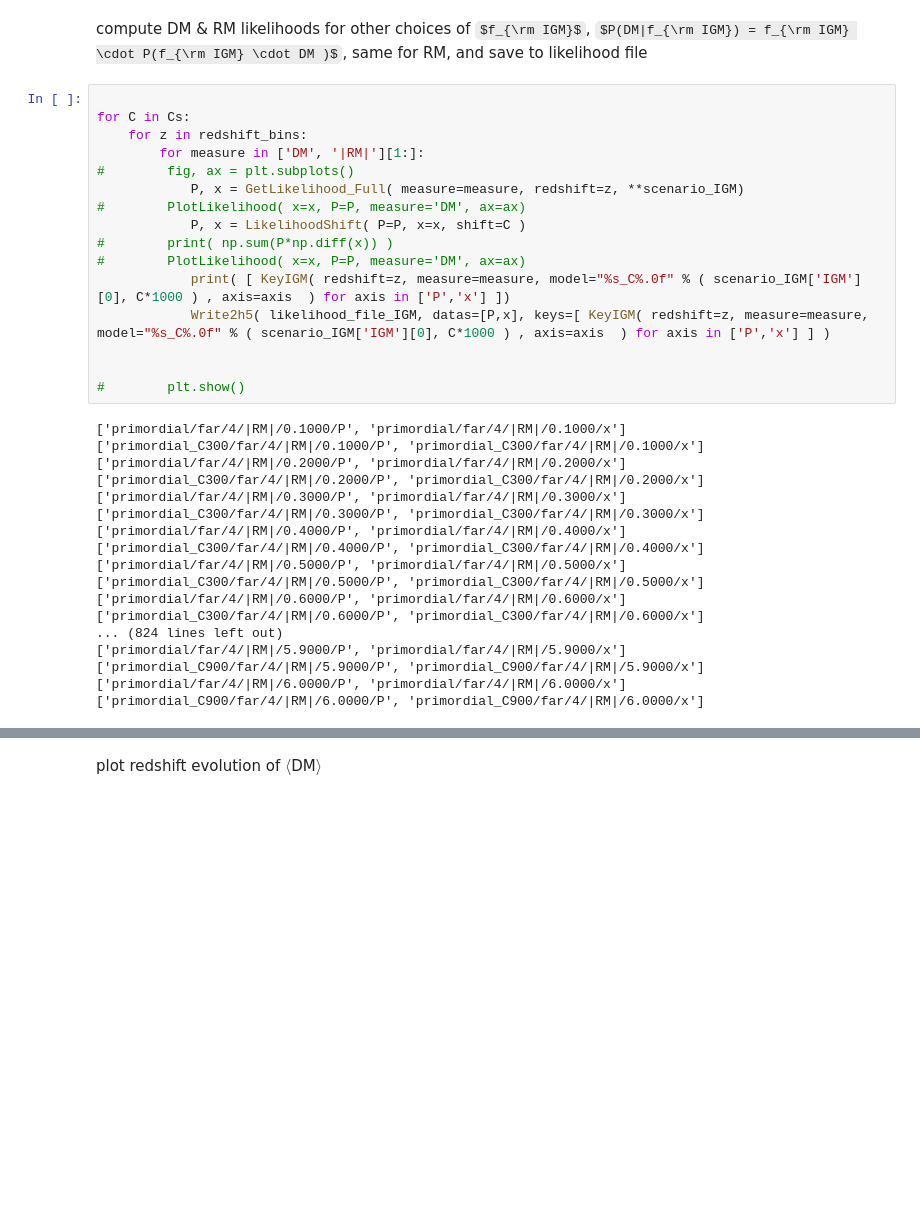
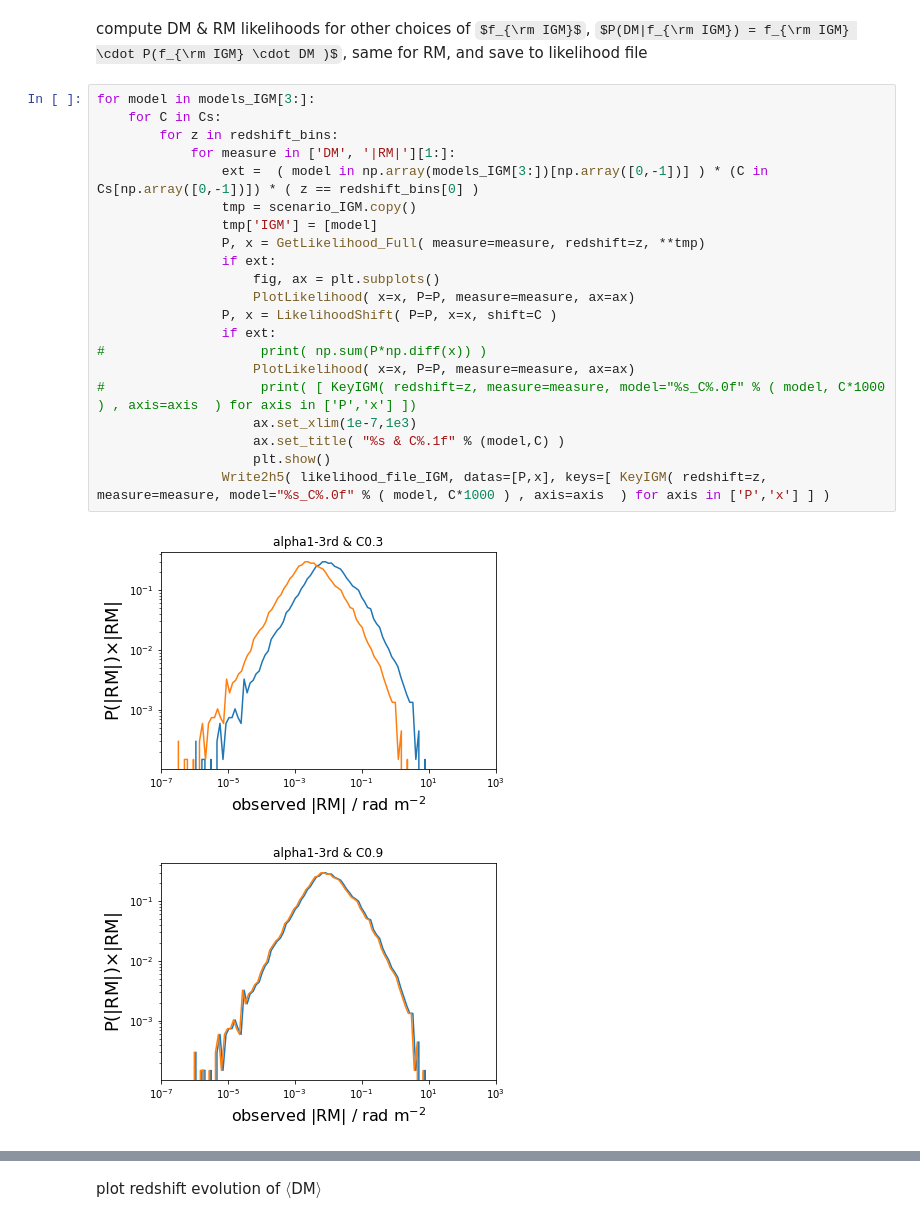
Before and after one commit to FRBs/PreFRBLE, a Jupyter notebook: notebooks/PreFRBLE_BaryonContentInference.ipynb, the cells around one changed output, grey strips where cells are left out. Saved outputs shown, nothing was run; the diff lists cells and outputs as text; some formulas as TeX source; blank space fills up the shorter version.

```diff
--- a/notebooks/PreFRBLE_BaryonContentInference.ipynb
+++ b/notebooks/PreFRBLE_BaryonContentInference.ipynb
@@ -237,36 +134,26 @@ print( B0 * 1e5**(2./3) )
 # %% [markdown]
 compute DM & RM likelihoods for other choices of $f_{\rm IGM}$, $P(DM|f_{\rm IGM}) = f_{\rm IGM} \cdot P(f_{\rm IGM} \cdot DM )$, same for RM,  and save to likelihood file
 # %%
-
-for C in Cs:
-    for z in redshift_bins:
-        for measure in ['DM', '|RM|'][1:]:
-#        fig, ax = plt.subplots()
-            P, x = GetLikelihood_Full( measure=measure, redshift=z, **scenario_IGM)
-#        PlotLikelihood( x=x, P=P, measure='DM', ax=ax)
-            P, x = LikelihoodShift( P=P, x=x, shift=C )
-#        print( np.sum(P*np.diff(x)) )
-#        PlotLikelihood( x=x, P=P, measure='DM', ax=ax)
-            print( [ KeyIGM( redshift=z, measure=measure, model="%s_C%.0f" % ( scenario_IGM['IGM'][0], C*1000 ) , axis=axis  ) for axis in ['P','x'] ])
-            Write2h5( likelihood_file_IGM, datas=[P,x], keys=[ KeyIGM( redshift=z, measure=measure, model="%s_C%.0f" % ( scenario_IGM['IGM'][0], C*1000 ) , axis=axis  ) for axis in ['P','x'] ] )
-
-
-#        plt.show()
+for model in models_IGM[3:]:
+    for C in Cs:
+        for z in redshift_bins:
+            for measure in ['DM', '|RM|'][1:]:
+                ext =  ( model in np.array(models_IGM[3:])[np.array([0,-1])] ) * (C in Cs[np.array([0,-1])]) * ( z == redshift_bins[0] )
+                tmp = scenario_IGM.copy()
+                tmp['IGM'] = [model]
+                P, x = GetLikelihood_Full( measure=measure, redshift=z, **tmp)
+                if ext:
+                    fig, ax = plt.subplots()
+                    PlotLikelihood( x=x, P=P, measure=measure, ax=ax)
+                P, x = LikelihoodShift( P=P, x=x, shift=C )
+                if ext:
+#                    print( np.sum(P*np.diff(x)) )
+                    PlotLikelihood( x=x, P=P, measure=measure, ax=ax)
+#                    print( [ KeyIGM( redshift=z, measure=measure, model="%s_C%.0f" % ( model, C*1000 ) , axis=axis  ) for axis in ['P','x'] ])
+                    ax.set_xlim(1e-7,1e3)
+                    ax.set_title( "%s & C%.1f" % (model,C) )
+                    plt.show()
+                Write2h5( likelihood_file_IGM, datas=[P,x], keys=[ KeyIGM( redshift=z, measure=measure, model="%s_C%.0f" % ( model, C*1000 ) , axis=axis  ) for axis in ['P','x'] ] )
 # %% [output]
-['primordial/far/4/|RM|/0.1000/P', 'primordial/far/4/|RM|/0.1000/x']
-['primordial_C300/far/4/|RM|/0.1000/P', 'primordial_C300/far/4/|RM|/0.1000/x']
-['primordial/far/4/|RM|/0.2000/P', 'primordial/far/4/|RM|/0.2000/x']
-['primordial_C300/far/4/|RM|/0.2000/P', 'primordial_C300/far/4/|RM|/0.2000/x']
-['primordial/far/4/|RM|/0.3000/P', 'primordial/far/4/|RM|/0.3000/x']
-['primordial_C300/far/4/|RM|/0.3000/P', 'primordial_C300/far/4/|RM|/0.3000/x']
-['primordial/far/4/|RM|/0.4000/P', 'primordial/far/4/|RM|/0.4000/x']
-['primordial_C300/far/4/|RM|/0.4000/P', 'primordial_C300/far/4/|RM|/0.4000/x']
-['primordial/far/4/|RM|/0.5000/P', 'primordial/far/4/|RM|/0.5000/x']
-['primordial_C300/far/4/|RM|/0.5000/P', 'primordial_C300/far/4/|RM|/0.5000/x']
-['primordial/far/4/|RM|/0.6000/P', 'primordial/far/4/|RM|/0.6000/x']
-['primordial_C300/far/4/|RM|/0.6000/P', 'primordial_C300/far/4/|RM|/0.6000/x']
-... (824 lines left out)
-['primordial/far/4/|RM|/5.9000/P', 'primordial/far/4/|RM|/5.9000/x']
-['primordial_C900/far/4/|RM|/5.9000/P', 'primordial_C900/far/4/|RM|/5.9000/x']
-['primordial/far/4/|RM|/6.0000/P', 'primordial/far/4/|RM|/6.0000/x']
-['primordial_C900/far/4/|RM|/6.0000/P', 'primordial_C900/far/4/|RM|/6.0000/x']
+[figure, added]
+[figure, added]
```
Also changed, not shown: parts of 15 cells of this notebook, 12 other files.
